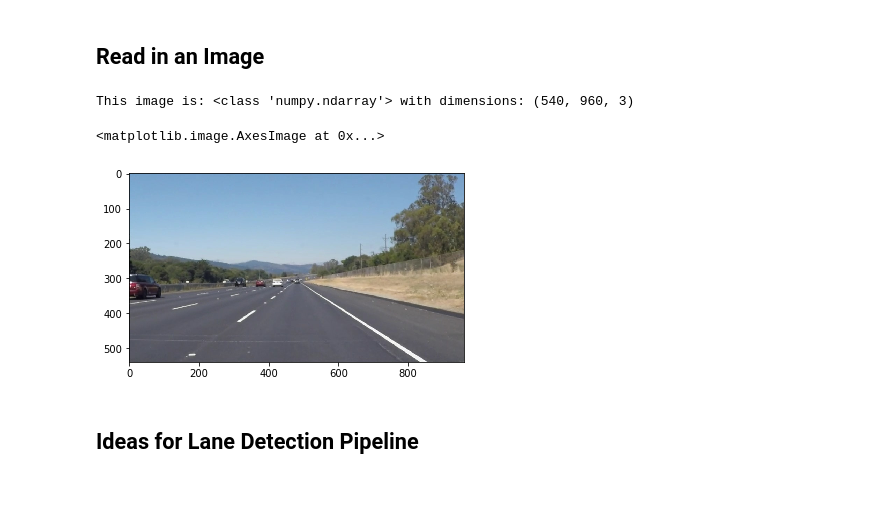
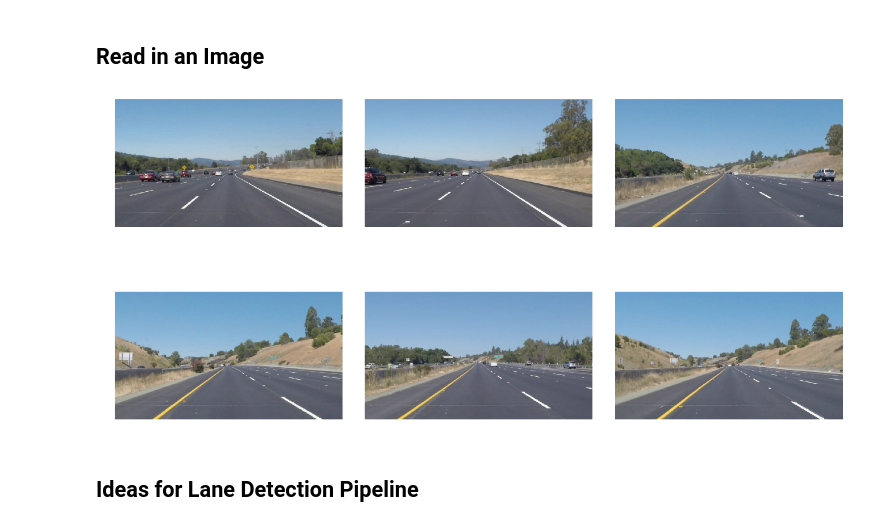
Before and after one commit to haiqibian/LaneLines-P1, a Jupyter notebook: P1.ipynb, the cells around one changed output. Cells and saved outputs as stored; diff of their text form; code cells hidden in the pictures; blank space fills up the shorter version.

```diff
--- a/P1.ipynb
+++ b/P1.ipynb
@@ -49,17 +52,27 @@ import cv2
 %matplotlib inline
 # %% [markdown]
 ## Read in an Image
-# %%
-#reading in an image
-image = mpimg.imread('test_images/solidWhiteRight.jpg')
-
-#printing out some stats and plotting
-print('This image is:', type(image), 'with dimensions:', image.shape)
-plt.imshow(image)  # if you wanted to show a single color channel image called 'gray', for example, call as plt.imshow(gray, cmap='gray')
-# %% [output]
-This image is: <class 'numpy.ndarray'> with dimensions: (540, 960, 3)
-<matplotlib.image.AxesImage at 0x...>
-[figure, removed]
+# %%
+#reading in an image
+#image = mpimg.imread('test_images/solidWhiteRight.jpg')
+
+#printing out some stats and plotting
+def visualize_images(images, num_images, plot_size_a, plot_size_b):
+    rows = 2
+    columns = math.ceil(num_images/rows)
+    fig, axeslist = plt.subplots(rows, columns)
+    fig.set_size_inches(plot_size_a, plot_size_b)
+    for ind, f in zip(range(num_images),images):
+        axeslist.ravel()[ind].imshow(f)
+        axeslist.ravel()[ind].set_axis_off()
+    plt.tight_layout()
+
+
+images = [mpimg.imread(f) for f in glob.glob('test_images/*.jpg')]
+num_images = np.shape(images)[0]
+visualize_images(images, num_images, 18.5, 10.5)
+# %% [output]
+[figure, added]
 # %% [markdown]
 ## Ideas for Lane Detection Pipeline
 # %% [markdown]
```
Also changed, not shown: parts of 4 cells of this notebook, 2 other files.
